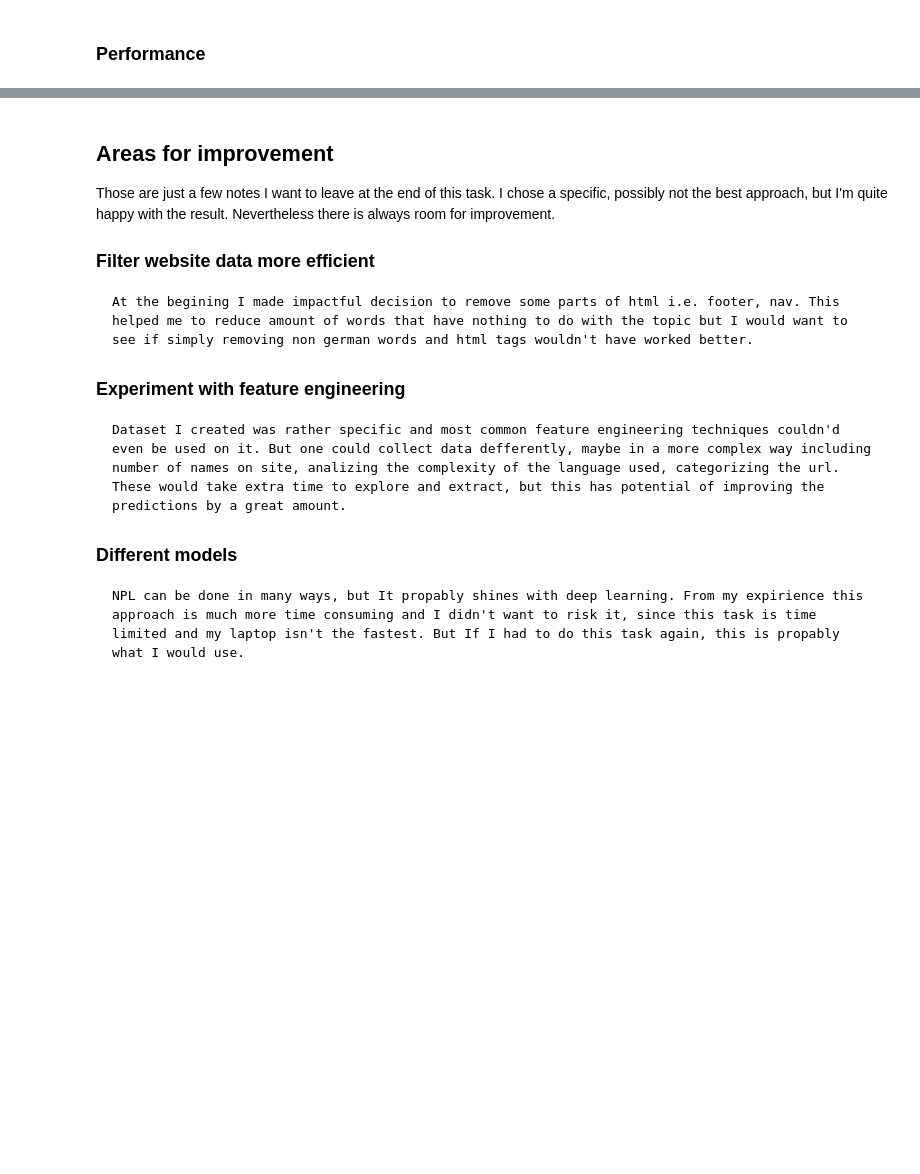
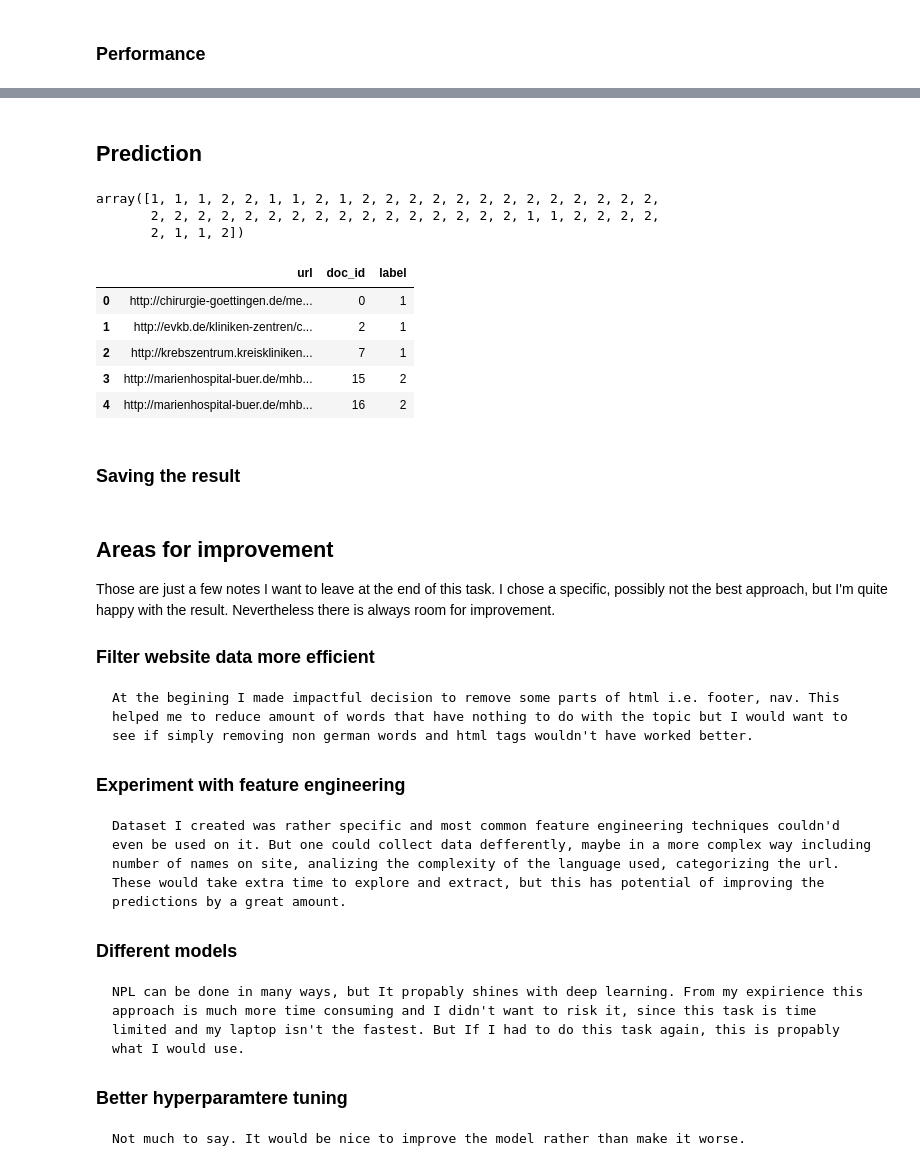
Before and after one commit to GiveMeMoreData/npl-crawler, a Jupyter notebook: main.ipynb, the cells around one changed output, grey strips where cells are left out. Cells and saved outputs as stored; diff of their text form; code cells hidden in the pictures; blank space fills up the shorter version.

```diff
--- a/main.ipynb
+++ b/main.ipynb
@@ -456,0 +497,30 @@ Balanced Acc  : 0.10526315789473684
+# %% [markdown]
+## Prediction
+# %%
+prediction_instructions = pd.read_csv("test.csv")
+prediction_id_list = list(prediction_instructions['doc_id'])
+# %%
+_test = create_dataset(prediction_id_list)
+# %%
+for col in _test.columns:
+    if col not in X.columns:
+       _test = _test.drop(col, axis=1)
+# %%
+pred = rf.predict(_test)
+pred
+# %% [output]
+array([1, 1, 1, 2, 2, 1, 1, 2, 1, 2, 2, 2, 2, 2, 2, 2, 2, 2, 2, 2, 2, 2,
+       2, 2, 2, 2, 2, 2, 2, 2, 2, 2, 2, 2, 2, 2, 2, 2, 1, 1, 2, 2, 2, 2,
+       2, 1, 1, 2])
+# %%
+prediction_instructions['label'] = pred
+prediction_instructions.head()
+# %% [output]
+|  | url | doc_id | label |
+| 0 | http://chirurgie-goettingen.de/me... | 0 | 1 |
+| 1 | http://evkb.de/kliniken-zentren/c... | 2 | 1 |
+| 2 | http://krebszentrum.kreiskliniken... | 7 | 1 |
+| 3 | http://marienhospital-buer.de/mhb... | 15 | 2 |
+| 4 | http://marienhospital-buer.de/mhb... | 16 | 2 |
+# %% [markdown]
+### Saving the result
@@ -468,3 +540,6 @@ Those are just a few notes I want to leave at the end of this task. I chose a sp
 
 ### Different models
     NPL can be done in many ways, but It propably shines with deep learning. From my expirience this approach is much more time consuming and I didn't want to risk it, since this task is time limited and my laptop isn't the fastest. But If I had to do this task again, this is propably what I would use.
+
+### Better hyperparamtere tuning
+    Not much to say. It would be nice to improve the model rather than make it worse.
```
Also changed, not shown: parts of 12 cells of this notebook, 1 other file.
